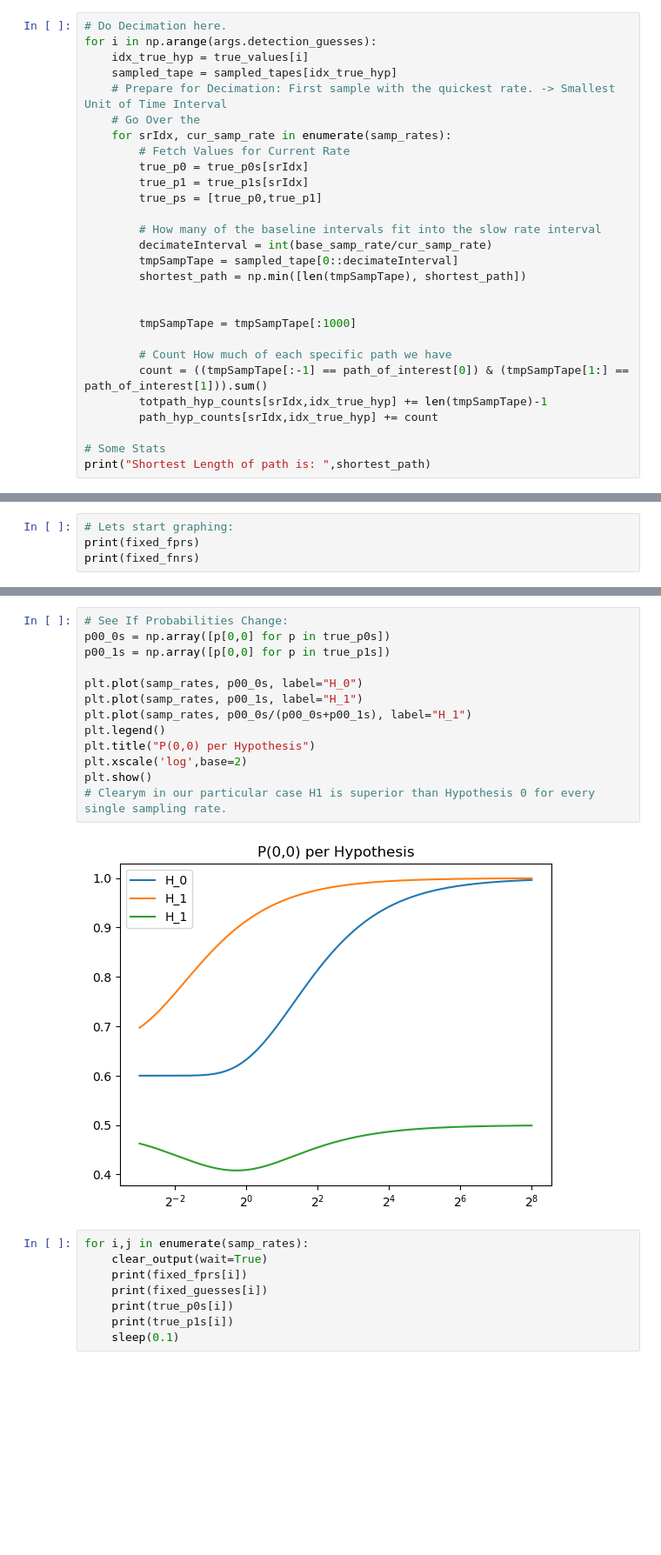
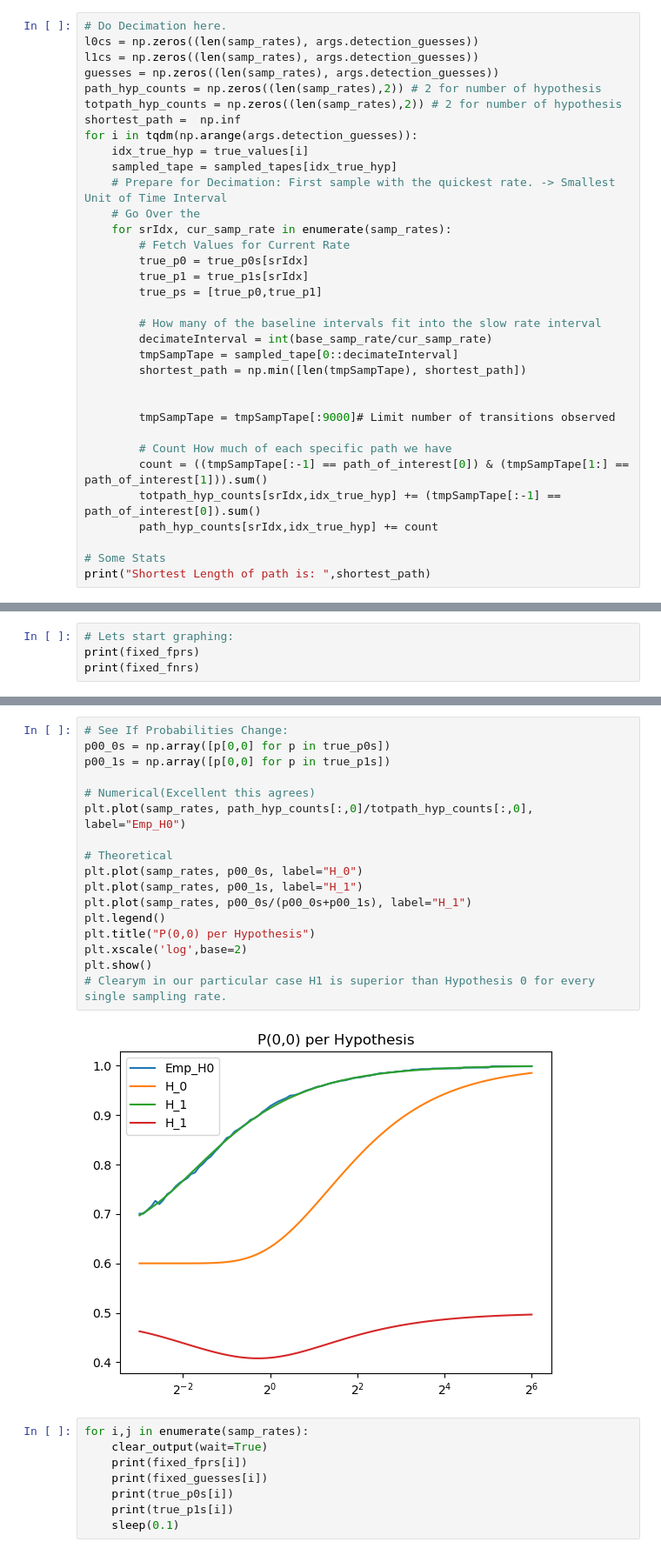
Before and after one commit to ottersome/RL_SamplingRate, a Jupyter notebook: ground_truth.ipynb, the cells around one changed output, grey strips where cells are left out. Shown at 87% size. Drawn from its saved outputs; the diff is of its cells as text; blank space fills up the shorter version.

Commit message:
Numerical Transition Probabilities Agree with Theoretical

```diff
--- a/ground_truth.ipynb
+++ b/ground_truth.ipynb
@@ -240,7 +233,13 @@ Sampling at fastest rate :  64.0
 Decimating and collecting stats...
 # %%
 # Do Decimation here.
-for i in np.arange(args.detection_guesses):
+l0cs = np.zeros((len(samp_rates), args.detection_guesses))
+l1cs = np.zeros((len(samp_rates), args.detection_guesses))
+guesses = np.zeros((len(samp_rates), args.detection_guesses))
+path_hyp_counts = np.zeros((len(samp_rates),2)) # 2 for number of hypothesis
+totpath_hyp_counts = np.zeros((len(samp_rates),2)) # 2 for number of hypothesis
+shortest_path =  np.inf
+for i in tqdm(np.arange(args.detection_guesses)):
     idx_true_hyp = true_values[i]
     sampled_tape = sampled_tapes[idx_true_hyp]
     # Prepare for Decimation: First sample with the quickest rate. -> Smallest Unit of Time Interval
@@ -257,11 +256,11 @@ for i in np.arange(args.detection_guesses):
         shortest_path = np.min([len(tmpSampTape), shortest_path])
 
 
-        tmpSampTape = tmpSampTape[:1000]
+        tmpSampTape = tmpSampTape[:9000]# Limit number of transitions observed
 
         # Count How much of each specific path we have
         count = ((tmpSampTape[:-1] == path_of_interest[0]) & (tmpSampTape[1:] == path_of_interest[1])).sum()
-        totpath_hyp_counts[srIdx,idx_true_hyp] += len(tmpSampTape)-1
+        totpath_hyp_counts[srIdx,idx_true_hyp] += (tmpSampTape[:-1] == path_of_interest[0]).sum()
         path_hyp_counts[srIdx,idx_true_hyp] += count
 
 # Some Stats
@@ -388,18 +365,22 @@ array([0.41176471, 0.29126214, 0.36538462, 0.36538462, 0.45714286,
 # %%
 # See If Probabilities Change:
 p00_0s = np.array([p[0,0] for p in true_p0s])
 p00_1s = np.array([p[0,0] for p in true_p1s])
 
+# Numerical(Excellent this agrees)
+plt.plot(samp_rates, path_hyp_counts[:,0]/totpath_hyp_counts[:,0], label="Emp_H0")
+
+# Theoretical
 plt.plot(samp_rates, p00_0s, label="H_0")
 plt.plot(samp_rates, p00_1s, label="H_1")
 plt.plot(samp_rates, p00_0s/(p00_0s+p00_1s), label="H_1")
 plt.legend()
 plt.title("P(0,0) per Hypothesis")
 plt.xscale('log',base=2)
 plt.show()
 # Clearym in our particular case H1 is superior than Hypothesis 0 for every single sampling rate.
 # %% [output]
-[figure, old version]
+[figure, new version]
 # %%
 for i,j in enumerate(samp_rates):
     clear_output(wait=True)
```
Also changed, not shown: parts of 5 cells of this notebook.
